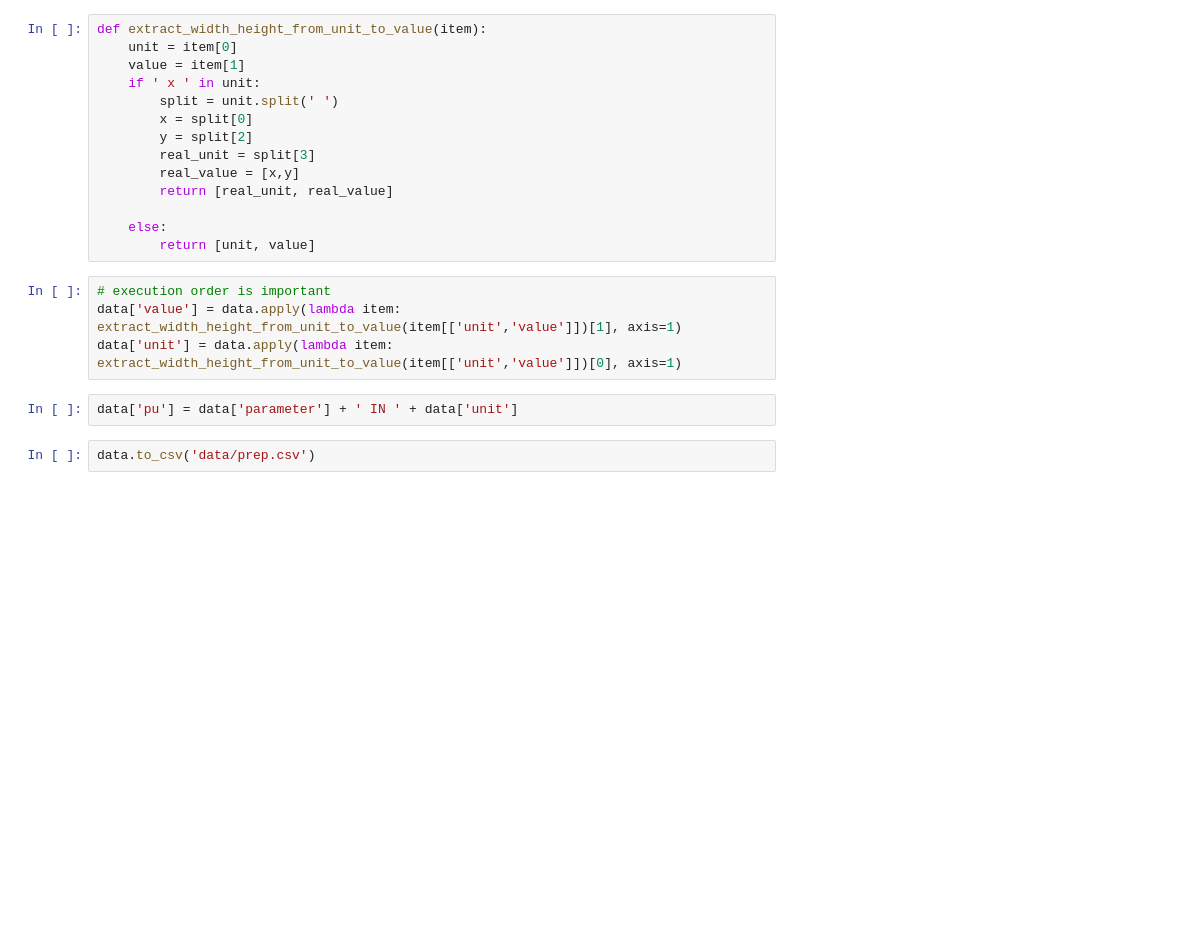
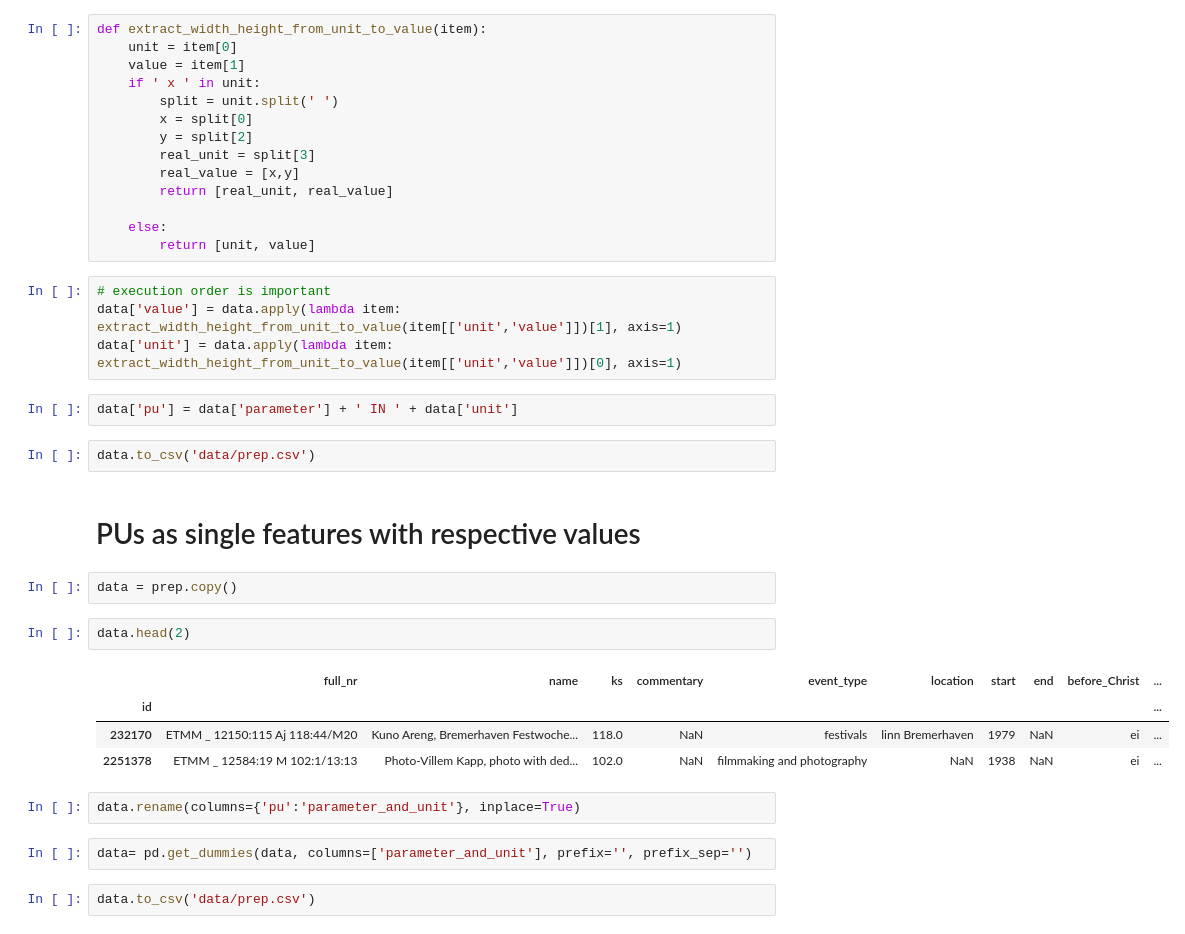
Before and after one commit to tillwenke/museum_item_classification, a Jupyter notebook: untis_sizes.ipynb, the cells around one changed output. Cells and saved outputs as stored; diff of their text form; blank space fills up the shorter version.

Commit message:
before jumping back

```diff
--- a/untis_sizes.ipynb
+++ b/untis_sizes.ipynb
@@ -75,3 +99,20 @@ data['unit'] = data.apply(lambda item: extract_width_height_from_unit_to_value(i
 data['pu'] = data['parameter'] + ' IN ' + data['unit']
 # %%
 data.to_csv('data/prep.csv')
+# %% [markdown]
+# PUs as single features with respective values
+# %%
+data = prep.copy()
+# %%
+data.head(2)
+# %% [output]
+|  | full_nr | name | ks | commentary | event_type | location | start | end | before_Christ | ... |
+| id |  |  |  |  |  |  |  |  |  | ... |
+| 232170 | ETMM _ 12150:115 Aj 118:44/M20 | Kuno Areng, Bremerhaven Festwoche... | 118.0 | NaN | festivals | linn Bremerhaven | 1979 | NaN | ei | ... |
+| 2251378 | ETMM _ 12584:19 M 102:1/13:13 | Photo-Villem Kapp, photo with ded... | 102.0 | NaN | filmmaking and photography | NaN | 1938 | NaN | ei | ... |
+# %%
+data.rename(columns={'pu':'parameter_and_unit'}, inplace=True)
+# %%
+data= pd.get_dummies(data, columns=['parameter_and_unit'], prefix='', prefix_sep='')
+# %%
+data.to_csv('data/prep.csv')
```
Also changed, not shown: parts of 3 cells of this notebook.
